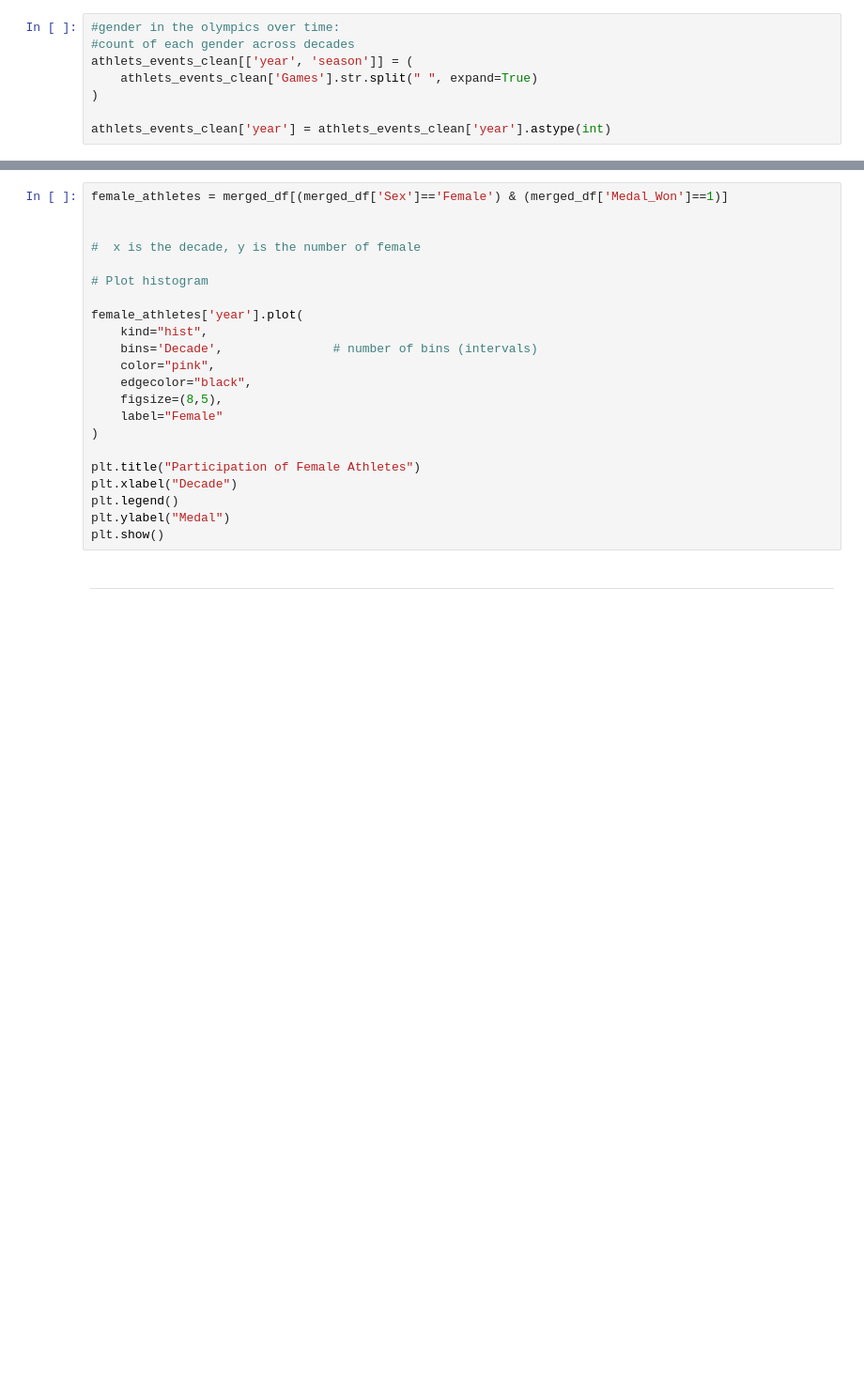
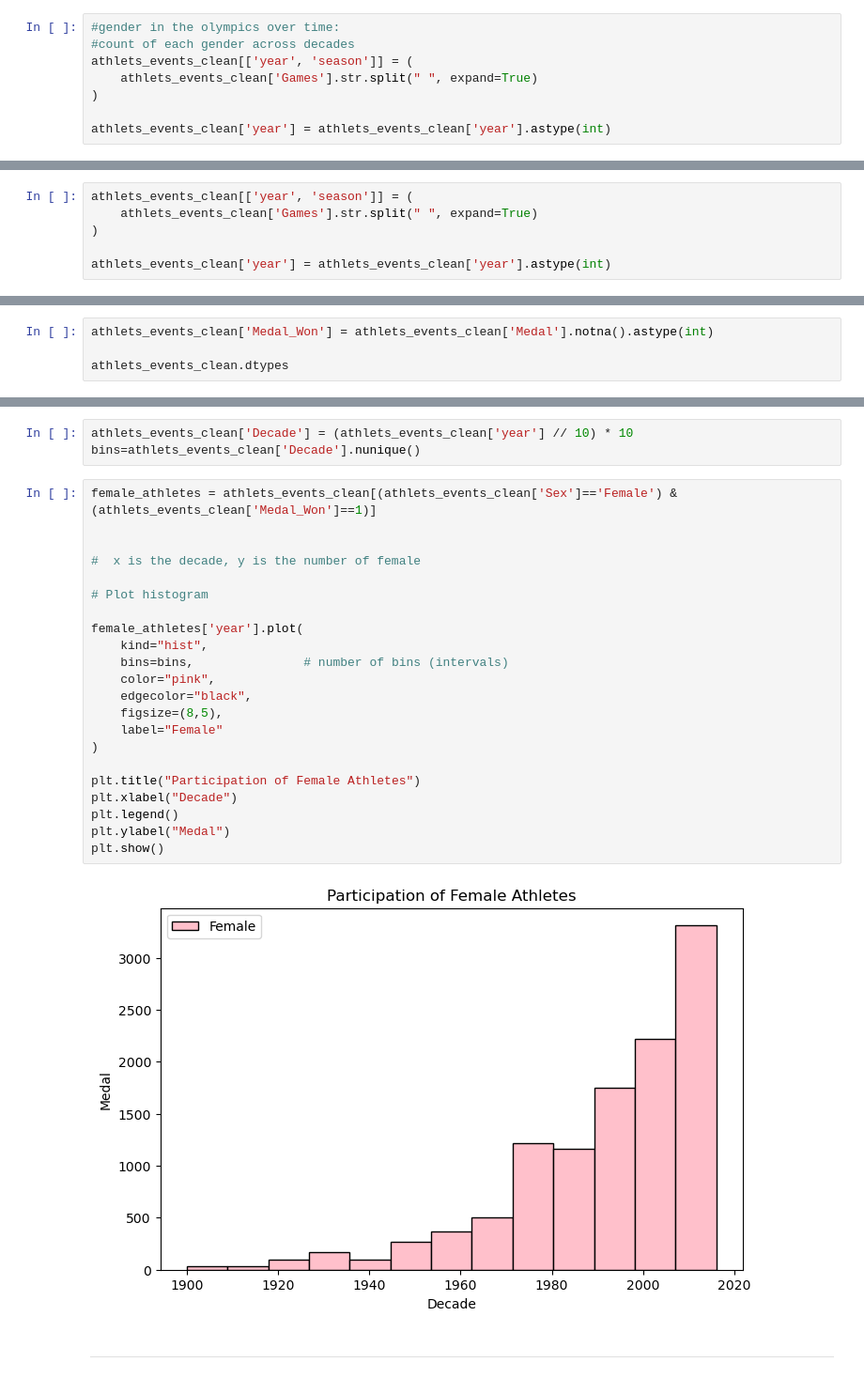
Before and after one commit to Yaqeenalsari/projecr2-Olympics, a Jupyter notebook: eda_template.ipynb, the cells around one changed output, grey strips where cells are left out. Shown: that part at 94% size. Saved outputs shown, nothing was run; the diff lists cells and outputs as text; blank space fills up the shorter version.

Commit message:
visual

```diff
--- a/eda_template.ipynb
+++ b/eda_template.ipynb
@@ -723,0 +715,6 @@ athlets_events_clean.head()
+# %%
+athlets_events_clean[['year', 'season']] = (
+    athlets_events_clean['Games'].str.split(" ", expand=True)
+)
+
+athlets_events_clean['year'] = athlets_events_clean['year'].astype(int)
@@ -723,0 +735,4 @@ athlets_events_clean.head()
+# %%
+athlets_events_clean['Medal_Won'] = athlets_events_clean['Medal'].notna().astype(int)
+
+athlets_events_clean.dtypes
@@ -724,25 +758,30 @@ athlets_events_clean.head()
+# %%
+athlets_events_clean['Decade'] = (athlets_events_clean['year'] // 10) * 10
+bins=athlets_events_clean['Decade'].nunique()
 # %%
-female_athletes = merged_df[(merged_df['Sex']=='Female') & (merged_df['Medal_Won']==1)]
+female_athletes = athlets_events_clean[(athlets_events_clean['Sex']=='Female') & (athlets_events_clean['Medal_Won']==1)]
 
 
 #  x is the decade, y is the number of female
 
 # Plot histogram
 
 female_athletes['year'].plot(
     kind="hist",
-    bins='Decade',               # number of bins (intervals)
+    bins=bins,               # number of bins (intervals)
     color="pink",
     edgecolor="black",
     figsize=(8,5),
     label="Female"
 )
 
 plt.title("Participation of Female Athletes")
 plt.xlabel("Decade")
 plt.legend()
 plt.ylabel("Medal")
 plt.show()
+# %% [output]
+[figure, added]
 # %% [markdown]
 ---
 # %% [markdown]
```
Also changed, not shown: parts of 13 cells of this notebook.
